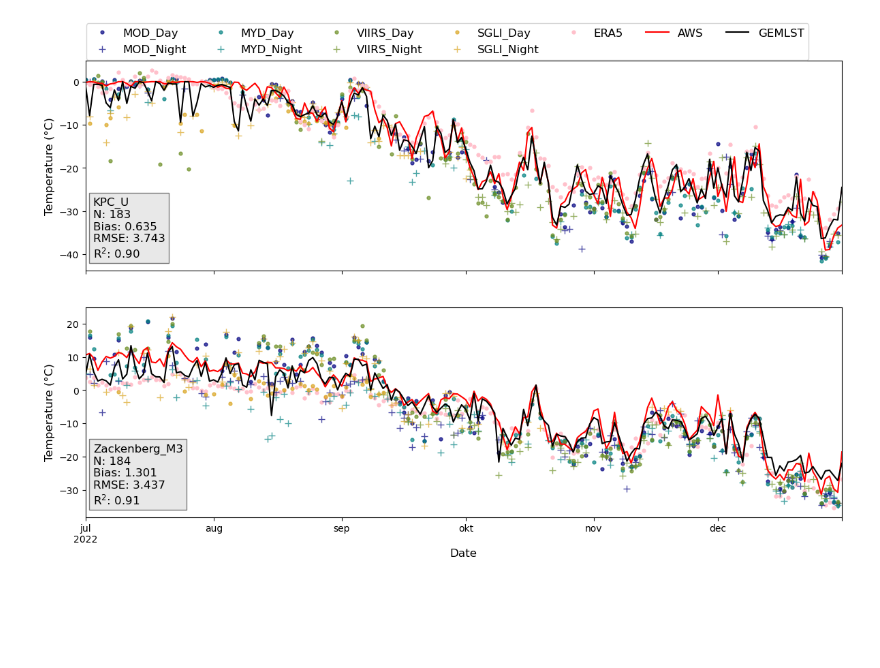
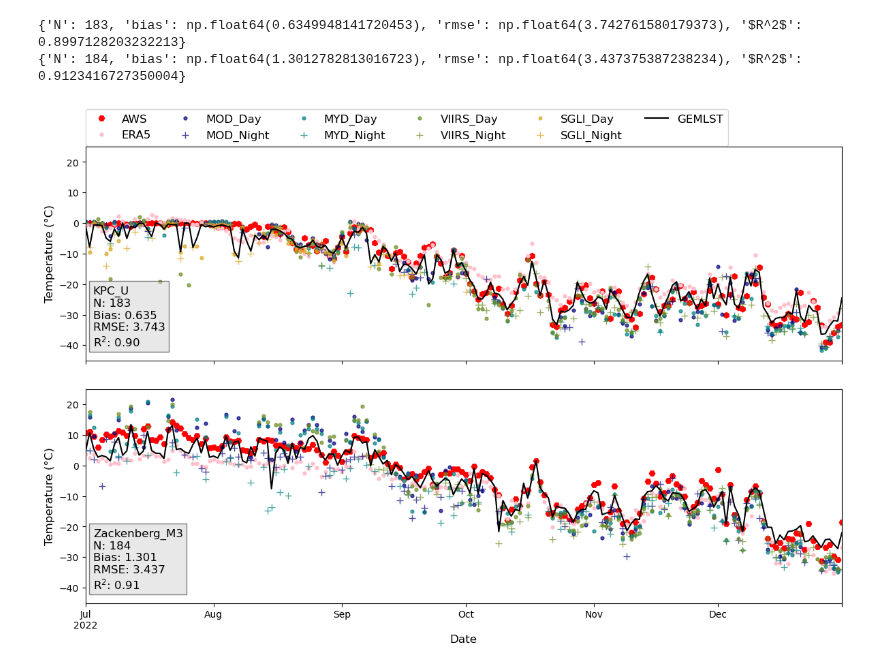
Before and after one commit to KU-AVOCA/GEMLST, a Jupyter notebook: GEMLST_MODIS/Validation/SKL_plot_time_series_examples.ipynb, the cells around one changed output. Cells and saved outputs as stored; diff of their text form; code cells hidden in the pictures; blank space fills up the shorter version.

```diff
--- a/GEMLST_MODIS/Validation/SKL_plot_time_series_examples.ipynb
+++ b/GEMLST_MODIS/Validation/SKL_plot_time_series_examples.ipynb
@@ -154,20 +169,39 @@ print(len(viirs_night_ice))
 # %%
-# Create stats for both datasets: Number of observatoins, Bias, RMSE, R2
 from sklearn.metrics import r2_score
 
-stats_ice = {
-    "N": len(aws_ice),
-    "bias": aws_ice["t_surf"].mean() - aws_ice["RS_LST"].mean(),
-    "rmse": np.sqrt(np.mean((aws_ice["t_surf"] - aws_ice["RS_LST"]) ** 2)),
-    "$R^2$": r2_score(aws_ice["t_surf"], aws_ice["RS_LST"])
-}
+def calculate_stats(observed, estimated):
+    pairs = pd.concat(
+        [observed.rename("observed"), estimated.rename("estimated")],
+        axis=1
+    ).replace([np.inf, -np.inf], np.nan).dropna()
 
-stats_land = {
-    "N": len(aws_land),
-    "bias": aws_land["temperature"].mean() - aws_land["RS_LST"].mean(),
-    "rmse": np.sqrt(np.mean((aws_land["temperature"] - aws_land["RS_LST"]) ** 2)),
-    "$R^2$": r2_score(aws_land["temperature"], aws_land["RS_LST"])
-}
+    n = len(pairs)
+
+    if n == 0:
+        return {"N": 0, "bias": np.nan, "rmse": np.nan, "$R^2$": np.nan}
+
+    bias = (pairs["observed"] - pairs["estimated"]).mean()
+    rmse = np.sqrt(np.mean((pairs["observed"] - pairs["estimated"]) ** 2))
+    r2 = r2_score(pairs["observed"], pairs["estimated"]) if n >= 2 else np.nan
+
+    return {"N": n, "bias": bias, "rmse": rmse, "$R^2$": r2}
+
+
+stats_ice = calculate_stats(
+    aws_ice["t_surf"],
+    aws_ice["RS_LST"]
+)
+
+stats_land = calculate_stats(
+    aws_land["temperature"],
+    aws_land["RS_LST"]
+)
+
+print(stats_ice)
+print(stats_land)
+# %% [output]
+{'N': 183, 'bias': np.float64(0.6349948141720453), 'rmse': np.float64(3.742761580179373), '$R^2$': 0.8997128203232213}
+{'N': 184, 'bias': np.float64(1.3012782813016723), 'rmse': np.float64(3.437375387238234), '$R^2$': 0.9123416727350004}
 # %%
 # Create a bbox with the stats for both datasets
 stats_text_ice = (
@@ -195,6 +229,8 @@ fig.subplots_adjust(top=0.5)
 
 
 ax1 = axes[0]
+aws_ice.plot(x="date", y="t_surf", ax=ax1, color='red', linestyle='None', marker='h', markersize=6, alpha=1, label="AWS", linewidth=1.5, legend=False)
+era5_ice.plot(x="date", y=station_ice, ax=ax1, color='pink', linestyle='None', marker='.', markersize=7, label="ERA5", legend=False)
 mod_day_ice.plot(x="date", y="MOD_LST_Day", ax=ax1, color='navy', linestyle='None', marker='.', markersize=7, alpha=0.7, label="MOD_Day", legend=False)
 mod_night_ice.plot(x="date", y="MOD_LST_Night", ax=ax1, color='navy', linestyle='None', marker='+',  markersize=7, alpha=0.7, label="MOD_Night", legend=False)
 myd_day_ice.plot(x="date", y="MYD_LST_Day", ax=ax1, color='teal', linestyle='None', marker='.', markersize=7, alpha=0.7, label="MYD_Day", legend=False)
@@ -203,14 +239,14 @@ viirs_day_ice.plot(x="date", y="VIIRS_LST_1KM_C", ax=ax1, color='olivedrab', lin
 viirs_night_ice.plot(x="date", y="VIIRS_LST_1KM_C", ax=ax1, color='olivedrab', linestyle='None', marker='+',  markersize=7, alpha=0.7, label="VIIRS_Night", legend=False)
 sgli_ice_a.plot(x="date", y="JAXA_LST_AVE", ax=ax1, color='goldenrod', linestyle='None', marker='.', markersize=7, alpha=0.7, label="SGLI_Day", legend=False)
 sgli_ice_d.plot(x="date", y="JAXA_LST_AVE", ax=ax1, color='goldenrod', linestyle='None', marker='+',  markersize=7, alpha=0.7, label="SGLI_Night", legend=False)
-era5_ice.plot(x="date", y=station_ice, ax=ax1, color='pink', linestyle='None', marker='.', markersize=7, label="ERA5", legend=False)
-aws_ice.plot(x="date", y="t_surf", ax=ax1, color='red', linestyle='-', label="AWS", linewidth=1.5, legend=False)
 aws_ice.plot(x="date", y="RS_LST", ax=ax1, color='black', linestyle='-', label="GEMLST", linewidth=1.5, legend=False)
 ax1.text(0.01, 0.35, stats_text_ice, transform=ax1.transAxes, fontsize=12, verticalalignment='top', bbox=bbox_props)
 ax1.set_ylabel("Temperature (°C)", size=12)
+ax1.set_ylim(-45, 25)
 ax1.tick_params(axis='x', which='minor', bottom=False, top=False, labelbottom=False)
 
 ax2 = axes[1]
+aws_land.plot(x="date", y="temperature", ax=ax2, color='red', linestyle='None', marker='H', markersize=6, alpha=1, label="AWS", linewidth=1.5, legend=False)
 era5_land.plot(x="date", y=station_land, ax=ax2, color='pink', linestyle='None', marker='.', markersize=7, label="ERA5", legend=False)
 mod_day_land.plot(x="date", y="MOD_LST_Day", ax=ax2, color='navy', linestyle='None', marker='.', markersize=7, alpha=0.7, label="MOD_Day", legend=False)
 mod_night_land.plot(x="date", y="MOD_LST_Night", ax=ax2, color='navy', linestyle='None', marker='+',  markersize=7, alpha=0.7, label="MOD_Night", legend=False)
@@ -218,38 +254,38 @@ myd_day_land.plot(x="date", y="MYD_LST_Day", ax=ax2, color='teal', linestyle='No
 myd_night_land.plot(x="date", y="MYD_LST_Night", ax=ax2, color='teal', linestyle='None', marker='+',  markersize=7, alpha=0.7, label="MYD_Night", legend=False)
 viirs_day_land.plot(x="date", y="VIIRS_LST_1KM_C", ax=ax2, color='olivedrab', linestyle='None', marker='.', markersize=7, alpha=0.7, label="VIIRS_Day", legend=False)
 viirs_night_land.plot(x="date", y="VIIRS_LST_1KM_C", ax=ax2, color='olivedrab', linestyle='None', marker='+',  markersize=7, alpha=0.7, label="VIIRS_Night", legend=False)
-aws_land.plot(x="date", y="temperature", ax=ax2, color='red', linestyle='-', label="AWS", linewidth=1.5, legend=False)
 aws_land.plot(x="date", y="RS_LST", ax=ax2, color='black', linestyle='-', label="GEMLST", linewidth=1.5, legend=False)
 ax2.text(0.01, 0.35, stats_text_land, transform=ax2.transAxes, fontsize=12, verticalalignment='top', bbox=bbox_props)
 ax2.set_ylabel("Temperature (°C)", size=12)
 ax2.set_xlabel("Date", size=12)
+ax2.set_ylim(-45, 25)
 ax2.tick_params(axis='x', which='minor', bottom=False, top=False, labelbottom=False)
 
 # Create one legend for both subplots
 handles1, labels1 = ax1.get_legend_handles_labels()
 handles2, labels2 = ax2.get_legend_handles_labels()
 # Combine handles and labels, ensuring no duplicates
 handles = handles1 + handles2
 labels = labels1 + labels2
 # Create a dictionary to remove duplicates while preserving order
 unique_labels = dict(zip(labels, handles))
 # Create a single legend for both subplots
 fig.legend(
     unique_labels.values(),
     unique_labels.keys(),
     loc="upper center",
-    bbox_to_anchor=(0.505, 1.01),
-    ncol=7,
+    bbox_to_anchor=(0.455, 1.01),
+    ncol=6,
     fontsize=12,
     # edgecolor='black', framealpha=0.5
 )
 
 plt.tight_layout(rect=[0, 0, 1, 0.95], h_pad=0.0)
 
 # Export figure as PNG and PDF
 fig.savefig(f"Time_series_{station_ice}_{station_land}.png", dpi=300)
 fig.savefig(f"Time_series_{station_ice}_{station_land}.pdf", dpi=300)
 
 plt.show()
 # %% [output]
-[figure, old version]
+[figure, new version]
```
Also changed, not shown: parts of 5 cells of this notebook, 9 other files.
